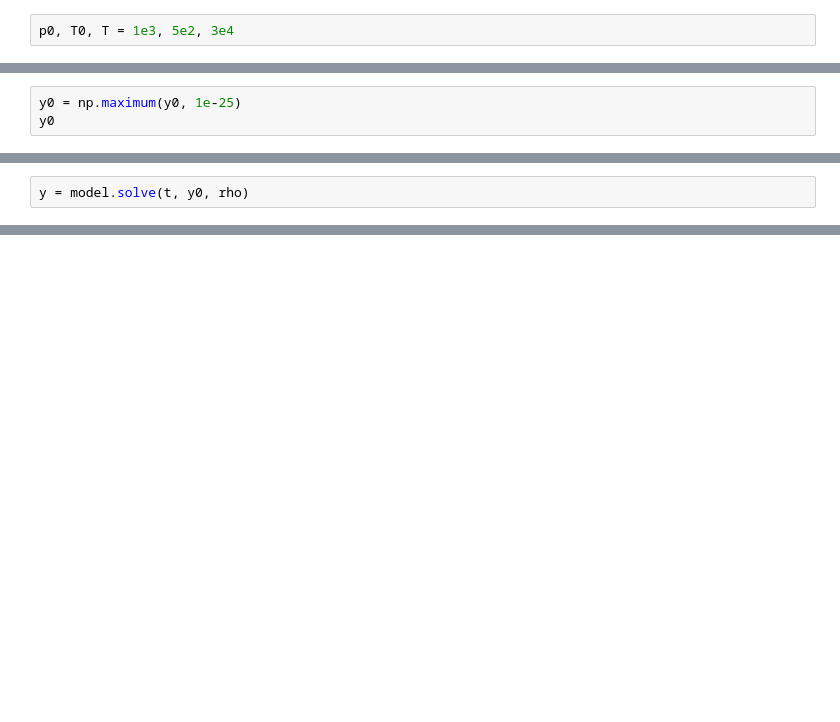
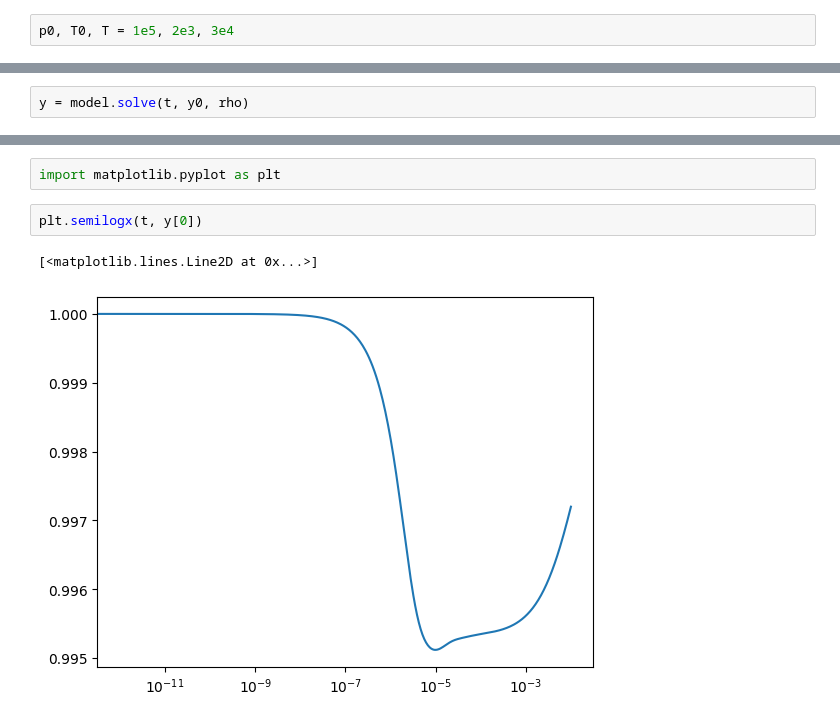
Before and after one commit to ivanZanardi/ronek, a Jupyter notebook: ronek/argon_plasma_new/test.ipynb, the cells around one changed output, grey strips where cells are left out. Cells and saved outputs as stored; diff of their text form; blank space fills up the shorter version.

```diff
--- a/ronek/argon_plasma_new/test.ipynb
+++ b/ronek/argon_plasma_new/test.ipynb
@@ -12,7 +12,7 @@ model = Model(
   kin_dtb=path_to_dtb + "/rates/kin_fit.p"
 )
 # %%
-p0, T0, T = 1e3, 5e2, 3e4
+p0, T0, T = 1e5, 2e3, 3e4
 # %%
 w, rho = model.mix.get_init_composition(p0, T0, noise=False)
 # model.mix.update_composition(w, rho)
@@ -29,5 +38,2 @@ ValueError: all the input arrays must have same number of dimensions, but the ar
-# %%
-y0 = np.maximum(y0, 1e-25)
-y0
 # %%
 model._fun(0.0, y0, rho)
@@ -37,0 +68,7 @@ y
+# %%
+import matplotlib.pyplot as plt
+# %%
+plt.semilogx(t, y[0])
+# %% [output]
+[<matplotlib.lines.Line2D at 0x...>]
+[figure, added]
```
Also changed, not shown: parts of 4 cells of this notebook, 4 other files.
